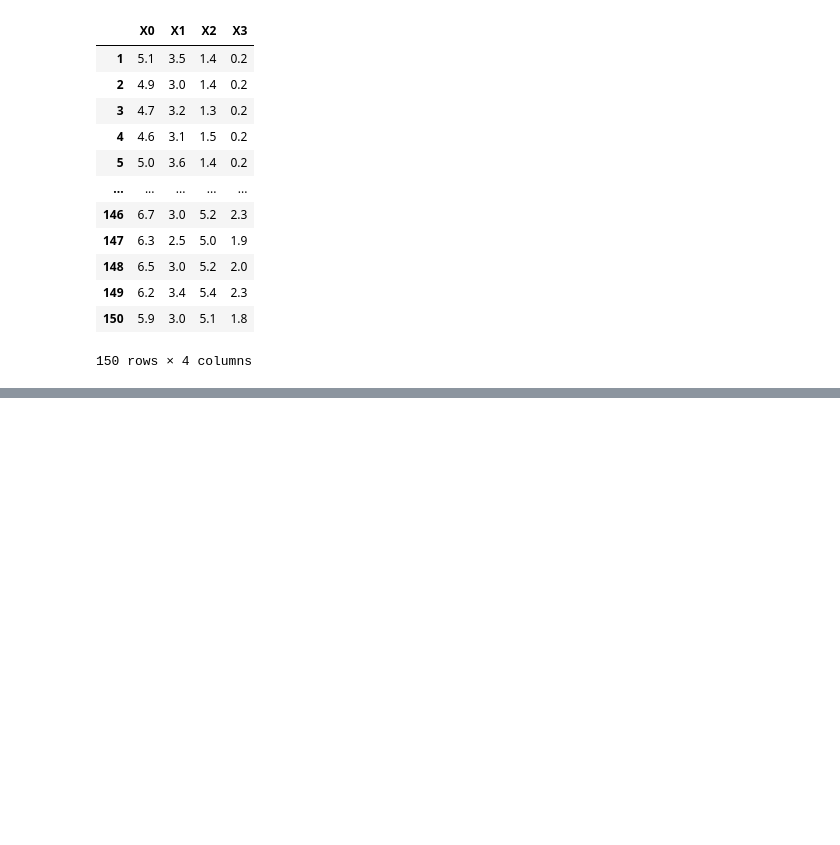
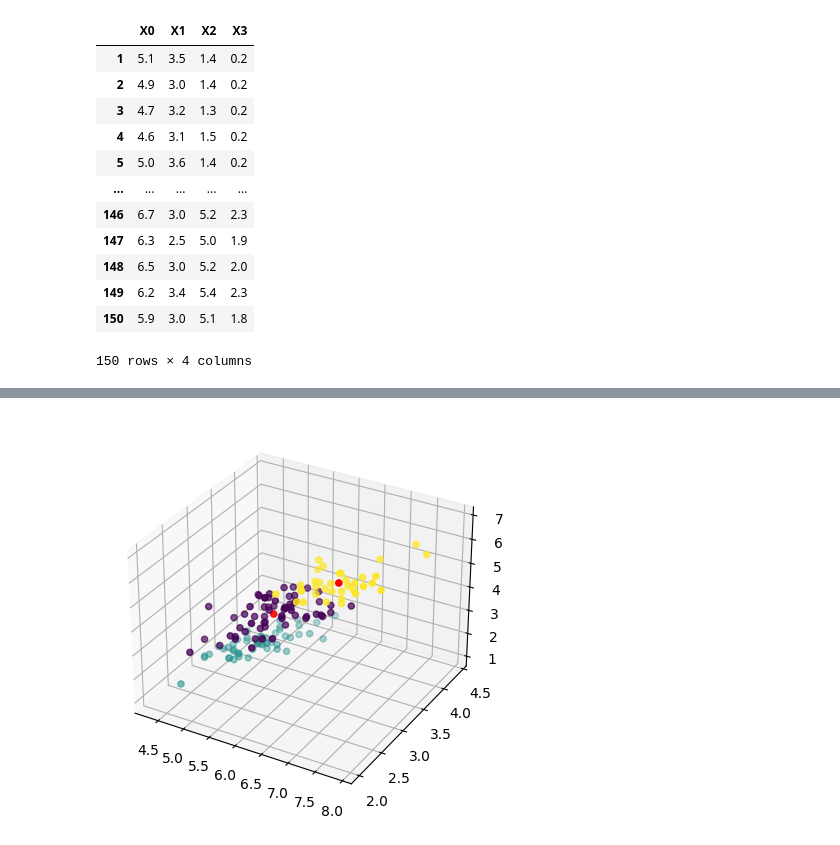
Before and after one commit to Gh0stJJ/KMeans, a Jupyter notebook: kmeans.ipynb, the cells around one changed output, grey strips where cells are left out. Saved outputs shown, nothing was run; the diff lists cells and outputs as text; code cells hidden in the pictures; blank space fills up the shorter version.

Commit message:
Add 3D plots and git bug

```diff
--- a/kmeans.ipynb
+++ b/kmeans.ipynb
@@ -84,11 +86,12 @@ centroids_new
 # %%
-#calculate new centroids
-centroids_new = df_samp.groupby('cluster').mean()
-#check if centroids changed
-if centroids.equals(centroids_new):
-    centroids_new
-    print('Centroids did not change')
-#update centroids
-centroids = centroids_new
-#assign points to new centroids
-df_samp = assign(df_samp, centroids)
+while True:
+    #calculate new centroids
+    centroids_new = df_samp.groupby('cluster').mean()
+    #check if centroids changed
+    if centroids.equals(centroids_new):
+        centroids_new
+        break
+    #update centroids
+    centroids = centroids_new
+    #assign points to new centroids
+    assign(df_samp, centroids)
@@ -97,14 +98,3 @@ IndexError: index 4 is out of bounds for axis 0 with size 4
-# %%
-while True:
-    #calculate new centroids
-    centroids_new = df_samp.groupby('cluster').mean()
-    #check if centroids changed
-    if centroids.equals(centroids_new):
-        centroids_new
-        break
-    #update centroids
-    centroids = centroids_new
-    assign(df_samp, centroids)
 # %%
 #plot data
 plt.scatter(df_samp['X0'], df_samp['X1'], c=df_samp['cluster'])
@@ -112,0 +105,9 @@ plt.show()
+# %%
+# 3d scatterplot using matplotlib
+fig = plt.figure(figsize=(5, 5))
+ax = fig.add_subplot(111, projection='3d')
+ax.scatter(df_samp['X0'], df_samp['X1'], df_samp['X2'], c=df_samp['cluster'])
+ax.scatter(centroids['X0'], centroids['X1'], centroids['X2'], c='red')
+plt.show()
+# %% [output]
+[figure, added]
```
Also changed, not shown: parts of 8 cells of this notebook.
